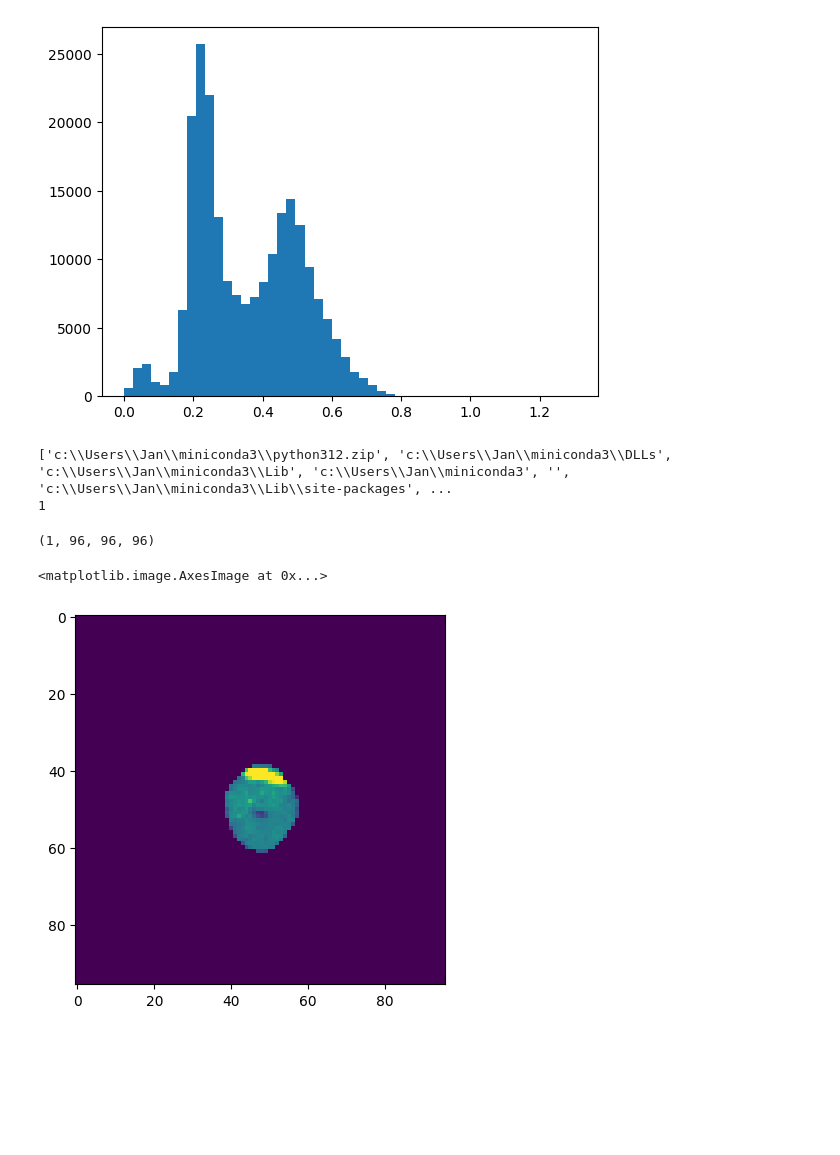
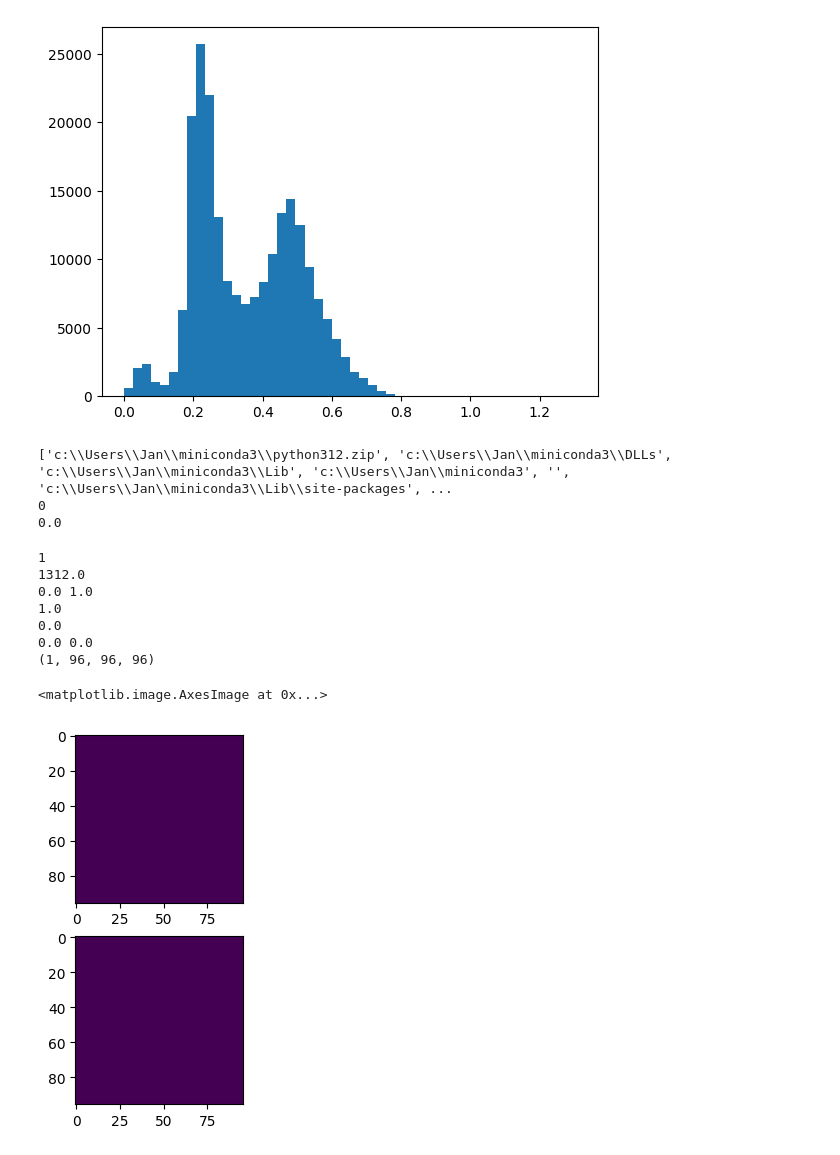
Before and after one commit to tycjantyc/zeby_tooth, a Jupyter notebook: data_prepare/data_histograms_canals.ipynb, the cells around one changed output. Drawn from its saved outputs; the diff is of its cells as text; code cells hidden in the pictures; blank space fills up the shorter version.

```diff
--- a/data_prepare/data_histograms_canals.ipynb
+++ b/data_prepare/data_histograms_canals.ipynb
@@ -70,21 +70,43 @@ print(sys.path)
 from datasets.tooth_fairy_3_canals_dataset import ToothFairy3_Canal_Dataset
 dataset = ToothFairy3_Canal_Dataset(data_directory='../data')
 
-image, mask = dataset[0]
+image, mask = dataset[10]
+
+print(mask.sum())
 # %% [output]
 ['c:\\Users\\Jan\\miniconda3\\python312.zip', 'c:\\Users\\Jan\\miniconda3\\DLLs', 'c:\\Users\\Jan\\miniconda3\\Lib', 'c:\\Users\\Jan\\miniconda3', '', 'c:\\Users\\Jan\\miniconda3\\Lib\\site-packages', ...
-1
+0
+0.0
 # %%
 import matplotlib.pyplot as plt
 
-print(image.shape)
+image, mask = dataset[100]
+NUM = 0
 
-plt.imshow(image[0, 48])
-#plt.imshow(mask[0, 48])
+print(mask.sum())
+
+print(mask.min(), mask.max())
+
+print(image.max())
+print(image.min())
+
+print(image[0, NUM].max(), image[0, NUM].min())
+print(mask.shape)
+
+fig, (ax1, ax2) = plt.subplots(2, 1)
+
+ax1.imshow(image[0, NUM])
+ax2.imshow(mask[0, NUM])
 # %% [output]
+1
+1312.0
+0.0 1.0
+1.0
+0.0
+0.0 0.0
 (1, 96, 96, 96)
 <matplotlib.image.AxesImage at 0x...>
-[figure, old version]
+[figure, new version]
 # %%
 import numpy as np
 import matplotlib.pyplot as plt
```
Also changed, not shown: parts of 1 cell of this notebook, 2 other files.
